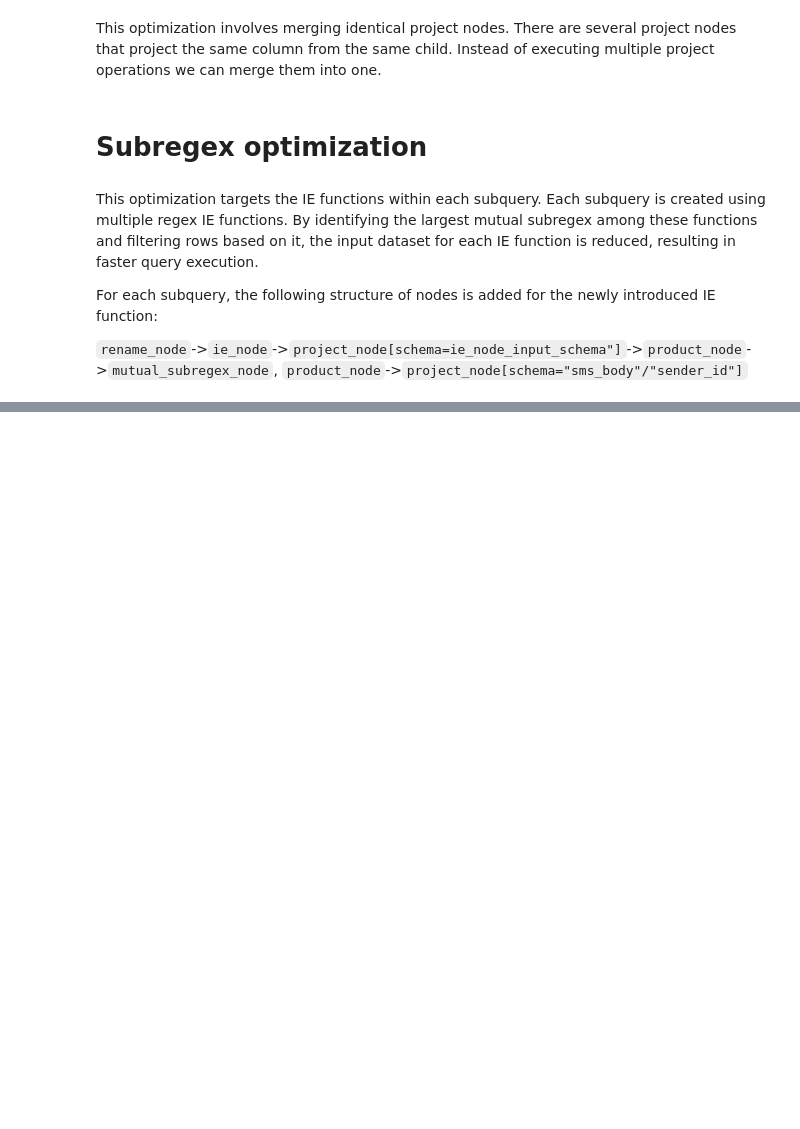
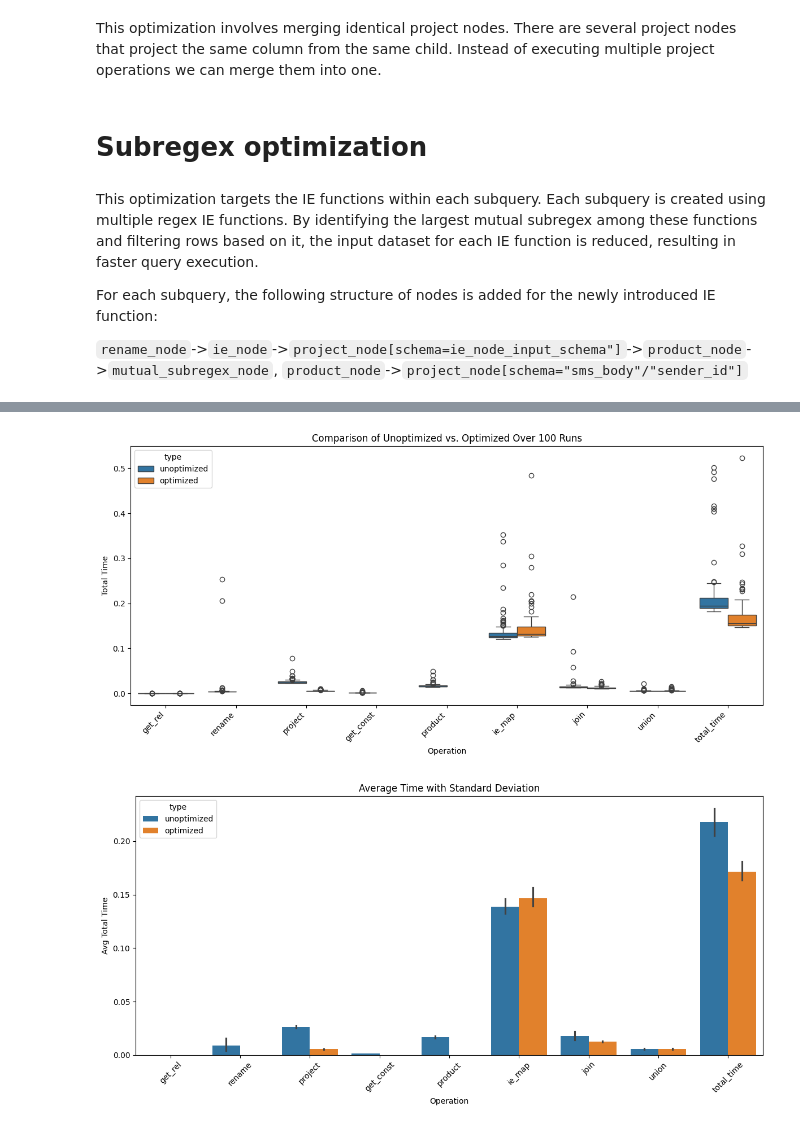
Before and after one commit to DeanLight/graph_rewrite, a Jupyter notebook: tutorials/00_engine.ipynb, the cells around one changed output, grey strips where cells are left out. Drawn from its saved outputs; the diff is of its cells as text; code cells hidden in the pictures; blank space fills up the shorter version.

```diff
--- a/tutorials/00_engine.ipynb
+++ b/tutorials/00_engine.ipynb
@@ -775,12 +853,12 @@ subregex_dict = {'([1-2][0-9]{3})[a-zA-z ]*open for[a-zA-Z ]*refund' : '([1-2][0
                  'http.*[tT][aA][xX].*\.com' : 'http.*\.com',
                  '\d{1,3},\d{3}' : '\d{1,3}[,kK]',
                  '\d{1,3}[kK]' : '\d{1,3}[,kK]',
-                 hi_rgx : 'Nadav|Stav',
-                 hello_rgx : 'Nadav|Stav',
+                 hi_rgx : true_caller_rgx,
+                 hello_rgx : true_caller_rgx,
+                 true_caller_rgx : true_caller_rgx,
                  }
 
-def optimize_with_sub_regex(graph):
-    def is_const_dict_correct_subregex(match, subregex):
+def is_const_dict_correct_subregex(match, subregex):
         const_dict = match['funcs']['const_dict'][0]
         for k in const_dict.keys():
             if const_dict[k] not in subregex_dict:
@@ -789,6 +867,7 @@ def optimize_with_sub_regex(graph):
                 return False
         return True
 
+def optimize_with_sub_regex(graph):
     subrgx_set = set()
     for _,v in subregex_dict.items():
         subrgx_set.add(v)
@@ -843,6 +922,7 @@ relational_optimization = [propagate_consts, propagate_renames, remove_unnecesar
                                          merge_identical_projects,avoid_projecting_soon_to_be_removed_fields,
                                          remove_unnecesary_projects]
 # %%
+sms_rel_dev = pd.read_csv('sms_rel_dev.csv')
 graph.nodes['sms_rel']['db'] = DB({'sms_rel': sms_rel_dev})
 profile_optimizations(graph, [], relational_optimization)
 # %% [output]
@@ -901,0 +981,4 @@ SyntaxError: invalid syntax (2116347585.py, line 2)
+# %%
+graph, root = magic_session.export('?sms_wrong_receiver(sms_id,sender_id,sms_body,sms_date)',plan_query=True)
+optimized_graph = optimize_graph(graph, relational_optimization + [optimize_with_sub_regex])
+draw(optimized_graph,ret_mermaid=True)
@@ -901,0 +1063,13 @@ SyntaxError: invalid syntax (2116347585.py, line 2)
+# %%
+def find_leaf(graph):
+    for node in graph.nodes:
+        if graph.out_degree(node) == 0:
+            return node
+
+leaf = find_leaf(large_graph)
+large_graph.nodes[leaf]['db'] = DB({'sms_rel': sms_rel_dev})
+# %%
+optimized_graph = profile_optimizations(large_graph, [], relational_optimization, benchmark=True)
+# %% [output]
+[figure, added]
+[figure, added]
```
Also changed, not shown: parts of 21 cells of this notebook, 1 other file.
